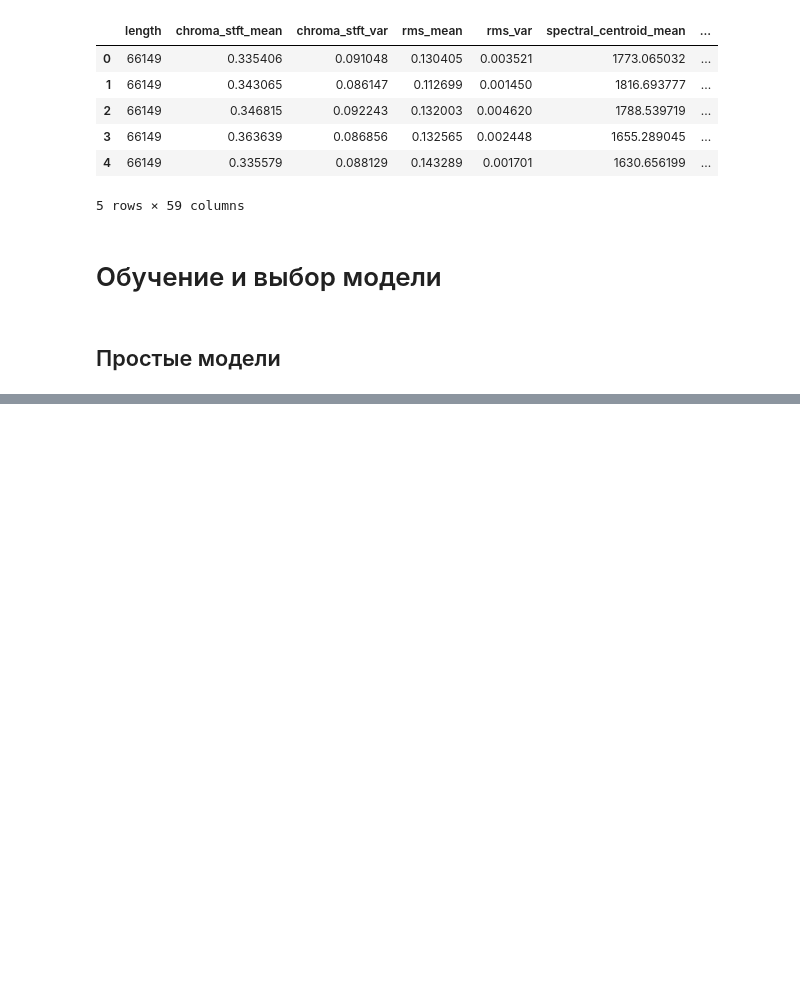
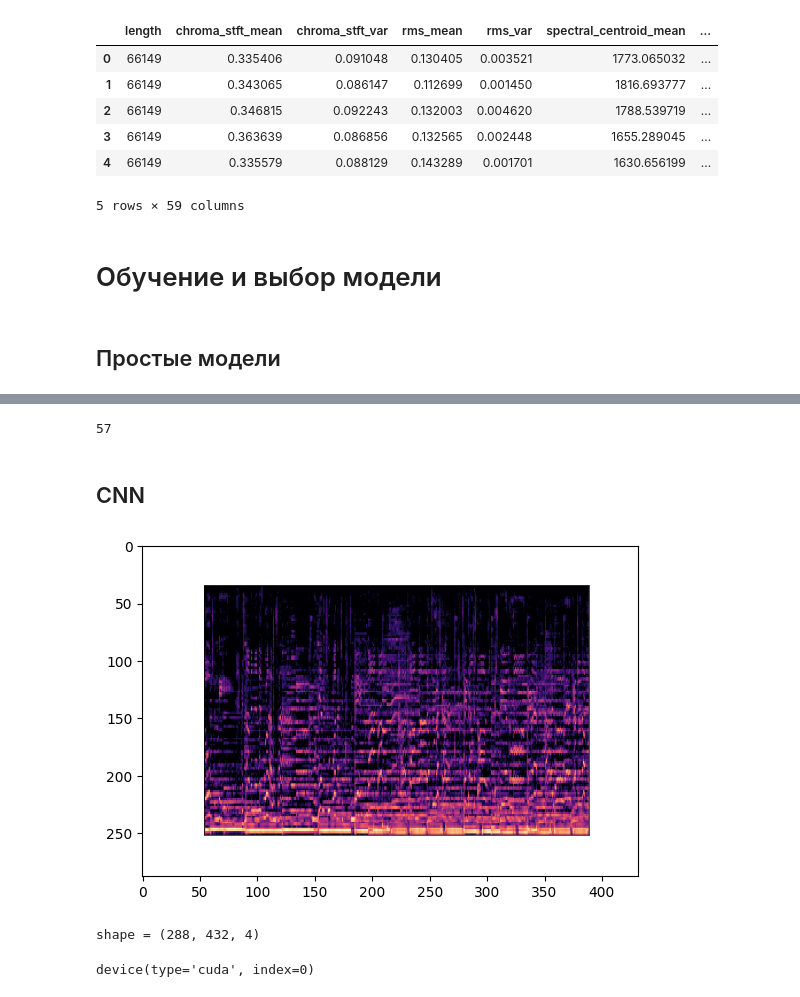
Before and after one commit to nixiieee/music-genre-classification, a Jupyter notebook: project.ipynb, the cells around one changed output, grey strips where cells are left out. Saved outputs shown, nothing was run; the diff lists cells and outputs as text; code cells hidden in the pictures; blank space fills up the shorter version.

```diff
--- a/project.ipynb
+++ b/project.ipynb
@@ -168,0 +299,19 @@ fit_results
+# %%
+len(x_train.columns)
+# %% [output]
+57
+# %% [markdown]
+## CNN
+# %%
+import matplotlib.image as mpimg
+import os
+
+images_path = '/kaggle/input/gtzan-dataset-music-genre-classification/Data/images_original/'
+
+img = mpimg.imread(os.path.join(images_path, 'country/country00000.png'))
+plt.imshow(img)
+plt.show()
+print('shape =',img.shape)
+# %% [output]
+[figure, added]
+shape = (288, 432, 4)
@@ -168,0 +346,5 @@ fit_results
+# %%
+device = torch.device('cuda:0' if torch.cuda.is_available() else 'cpu')
+device
+# %% [output]
+device(type='cuda', index=0)
```
Also changed, not shown: parts of 28 cells of this notebook.
